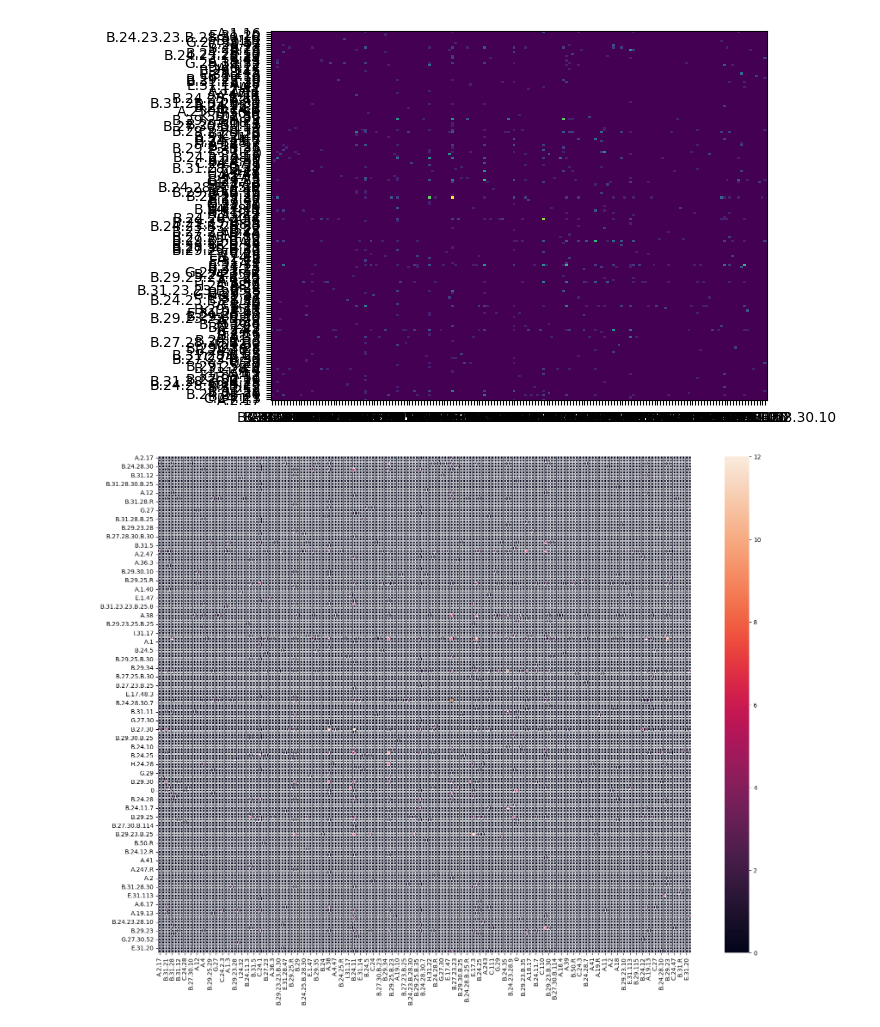
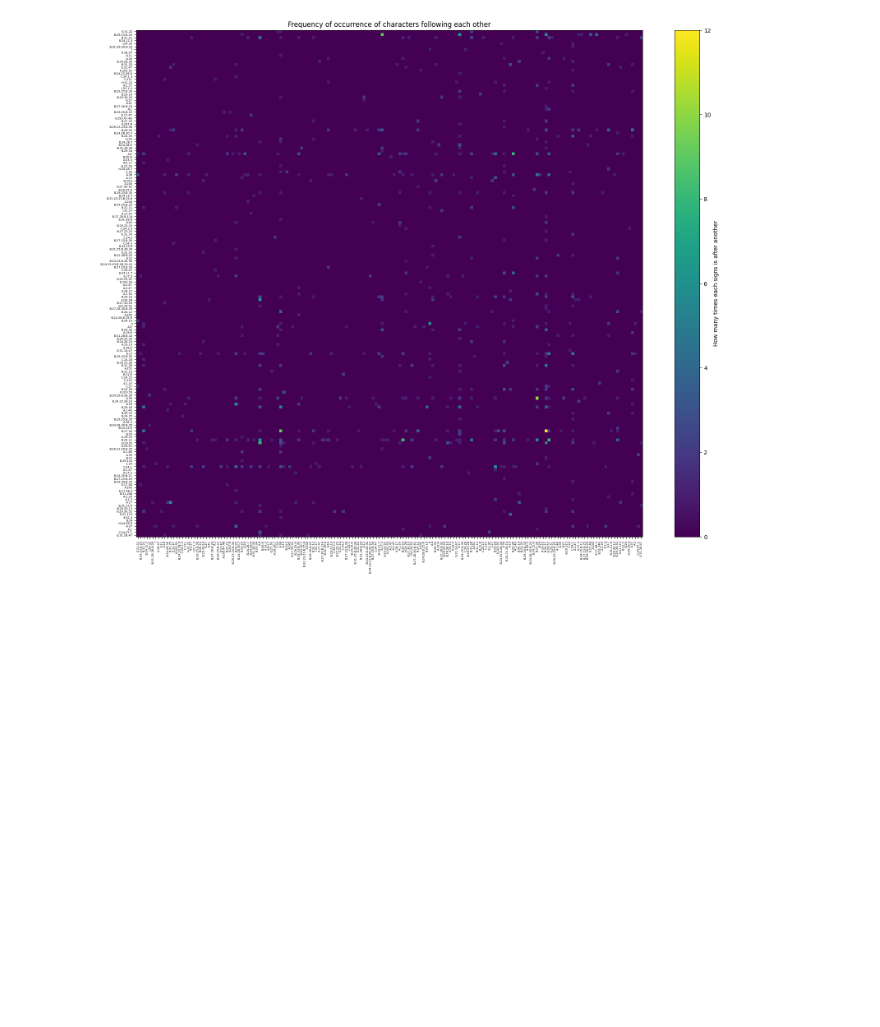
Before and after one commit to agentolek/Bootcamp-mini-hackathon-2024, a Jupyter notebook: Slodziaki/code/zad2.ipynb, the cells around one changed output. Drawn from its saved outputs; the diff is of its cells as text; code cells hidden in the pictures; blank space fills up the shorter version.

Commit message:
Signs after signs

```diff
--- a/Slodziaki/code/zad2.ipynb
+++ b/Slodziaki/code/zad2.ipynb
@@ -62,18 +63,18 @@ C.24.3: ('E.31.47', 1)
 # %%
 
 symbols_data = np.zeros(shape=(len(all_symbols_set), len(all_symbols_set)))
 symbols_indexes = dict([(symbol, index) for index, symbol in enumerate(all_symbols_set)])
 for symbol, values in symbols_dict.items():
     for symbol_, value in values.items():
         symbols_data[symbols_indexes[symbol]][symbols_indexes[symbol_]] = value
 df = DataFrame(symbols_data, index=list(all_symbols_set), columns=list(all_symbols_set))
 
-plt.pcolor(df)
-plt.yticks(np.arange(0.5, len(df.index), 1), df.index)
-plt.xticks(np.arange(0.5, len(df.columns), 1), df.columns)
-plt.subplots(figsize=(20,15))
-# sns.heatmap(df, annot=True)
+plt.figure(figsize=(20, 16))
+plt.imshow(df, cmap='viridis', interpolation='nearest')
+plt.colorbar(label='How many times each signs is after another')
+plt.title('Frequency of occurrence of characters following each other')
+plt.xticks(np.arange(len(df.columns)), df.columns, rotation=90, fontsize=5)
+plt.yticks(np.arange(len(df.index)), df.index, fontsize=5)
 plt.show()
 # %% [output]
-[figure, old version]
+[figure, new version]
-[figure, removed]
```
Also changed, not shown: parts of 5 cells of this notebook.
